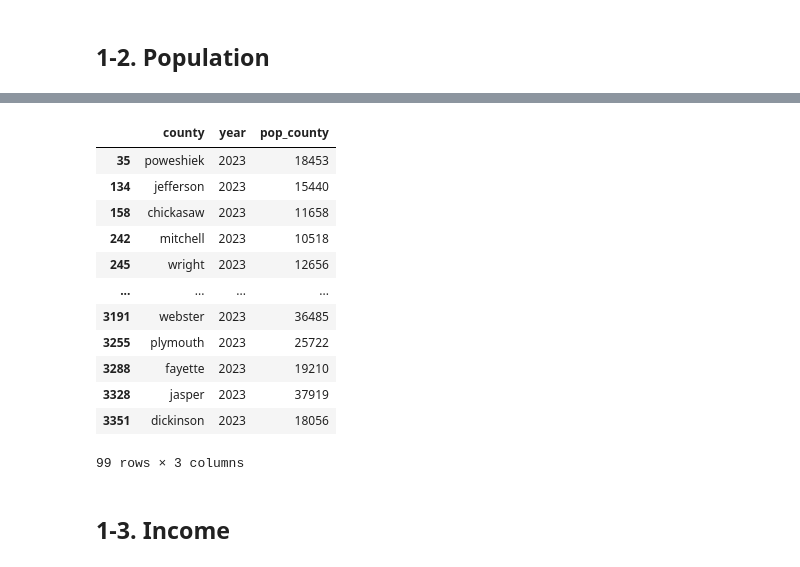
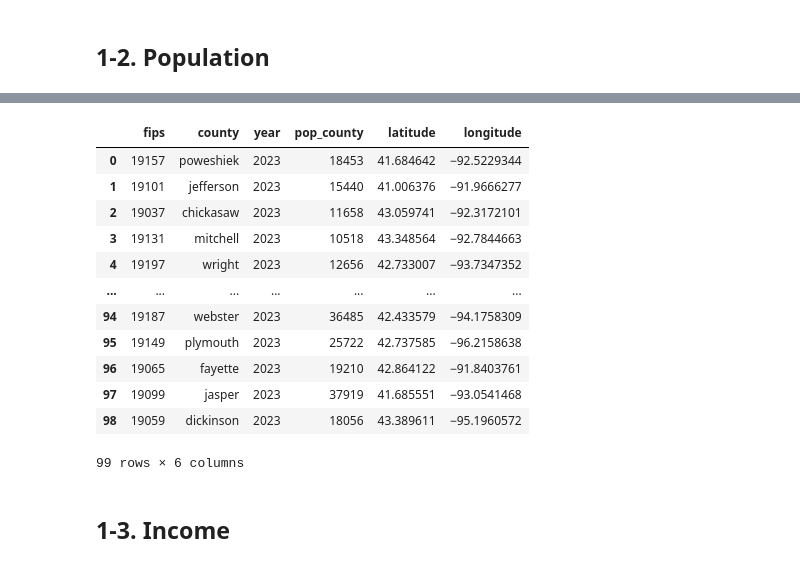
Before and after one commit to advanced-computing/fred-naga-lab2, a Jupyter notebook: iowa_liquor_naga.ipynb, the cells around one changed output, grey strips where cells are left out. Drawn from its saved outputs; the diff is of its cells as text; code cells hidden in the pictures.

```diff
--- a/iowa_liquor_naga.ipynb
+++ b/iowa_liquor_naga.ipynb
@@ -156,29 +172,43 @@ df_pop_city
 # %%
-df_pop_county = pd.read_csv('data/iowa_population_county.csv')
+df_pop_county = pd.read_csv('data/population_county.csv')
 df_pop_county.columns = df_pop_county.columns.str.lower()
 df_pop_county.rename(columns={
     'population': 'pop_county'
 }, inplace=True)
 df_pop_county['year'] = df_pop_county['year'].str[-4:]
 df_pop_county['county'] = df_pop_county['county'].str[:-7]
 df_pop_county['county'] = df_pop_county['county'].str.lower()
-df_pop_county = df_pop_county[['county', 'year', 'pop_county']]
+df_pop_county = df_pop_county[['fips','county', 'year', 'pop_county']]
 df_pop_county = df_pop_county[df_pop_county['year']=='2023']
-df_pop_county
+
+df_geo_county = pd.read_csv('data/geo_county.csv')
+df_geo_county.rename(columns={
+    'Geographic Area Name (NAME)': 'county',
+    'Internal Point (Latitude) (INTPTLAT)': 'latitude',
+    'Internal Point (Longitude) (INTPTLON)': 'longitude'
+}, inplace=True)
+df_geo_county.columns = df_geo_county.columns.str.lower()
+df_geo_county['county'] = df_geo_county['county'].str[:-13]
+df_geo_county['county'] = df_geo_county['county'].str.lower()
+df_geo_county = df_geo_county[['county','latitude', 'longitude']]
+
+df_pop_geo_county = pd.merge(df_pop_county, df_geo_county, on='county', how='left')
+df_pop_geo_county.to_csv('data/pop_geo_county.csv', index=False)
+df_pop_geo_county
 # %% [output]
-|  | county | year | pop_county |
-| 35 | poweshiek | 2023 | 18453 |
-| 134 | jefferson | 2023 | 15440 |
-| 158 | chickasaw | 2023 | 11658 |
-| 242 | mitchell | 2023 | 10518 |
-| 245 | wright | 2023 | 12656 |
-| ... | ... | ... | ... |
-| 3191 | webster | 2023 | 36485 |
-| 3255 | plymouth | 2023 | 25722 |
-| 3288 | fayette | 2023 | 19210 |
-| 3328 | jasper | 2023 | 37919 |
-| 3351 | dickinson | 2023 | 18056 |
+|  | fips | county | year | pop_county | latitude | longitude |
+| 0 | 19157 | poweshiek | 2023 | 18453 | 41.684642 | −92.5229344 |
+| 1 | 19101 | jefferson | 2023 | 15440 | 41.006376 | −91.9666277 |
+| 2 | 19037 | chickasaw | 2023 | 11658 | 43.059741 | −92.3172101 |
+| 3 | 19131 | mitchell | 2023 | 10518 | 43.348564 | −92.7844663 |
+| 4 | 19197 | wright | 2023 | 12656 | 42.733007 | −93.7347352 |
+| ... | ... | ... | ... | ... | ... | ... |
+| 94 | 19187 | webster | 2023 | 36485 | 42.433579 | −94.1758309 |
+| 95 | 19149 | plymouth | 2023 | 25722 | 42.737585 | −96.2158638 |
+| 96 | 19065 | fayette | 2023 | 19210 | 42.864122 | −91.8403761 |
+| 97 | 19099 | jasper | 2023 | 37919 | 41.685551 | −93.0541468 |
+| 98 | 19059 | dickinson | 2023 | 18056 | 43.389611 | −95.1960572 |
-99 rows × 3 columns
+99 rows × 6 columns
 # %% [markdown]
 ## 1-3. Income
 # %%
```
Also changed, not shown: parts of 12 cells of this notebook, 5 other files.
